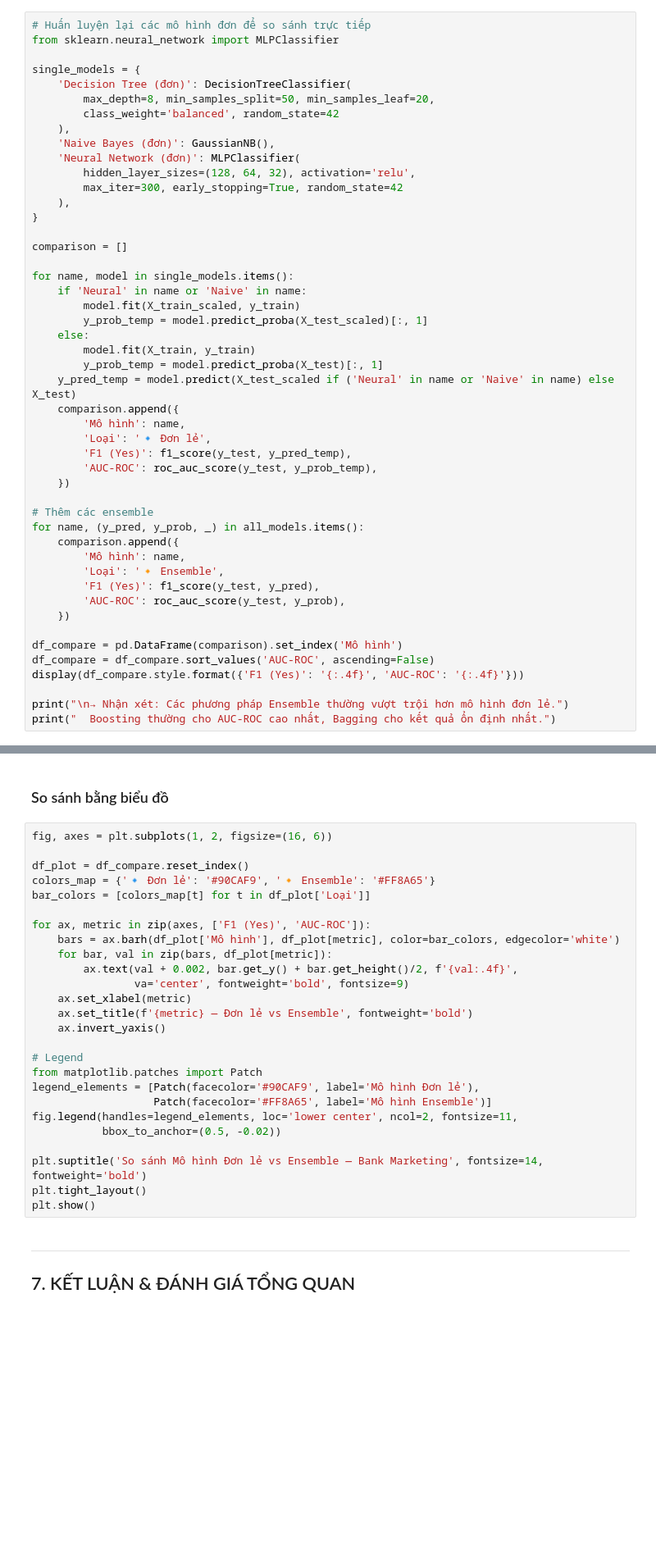
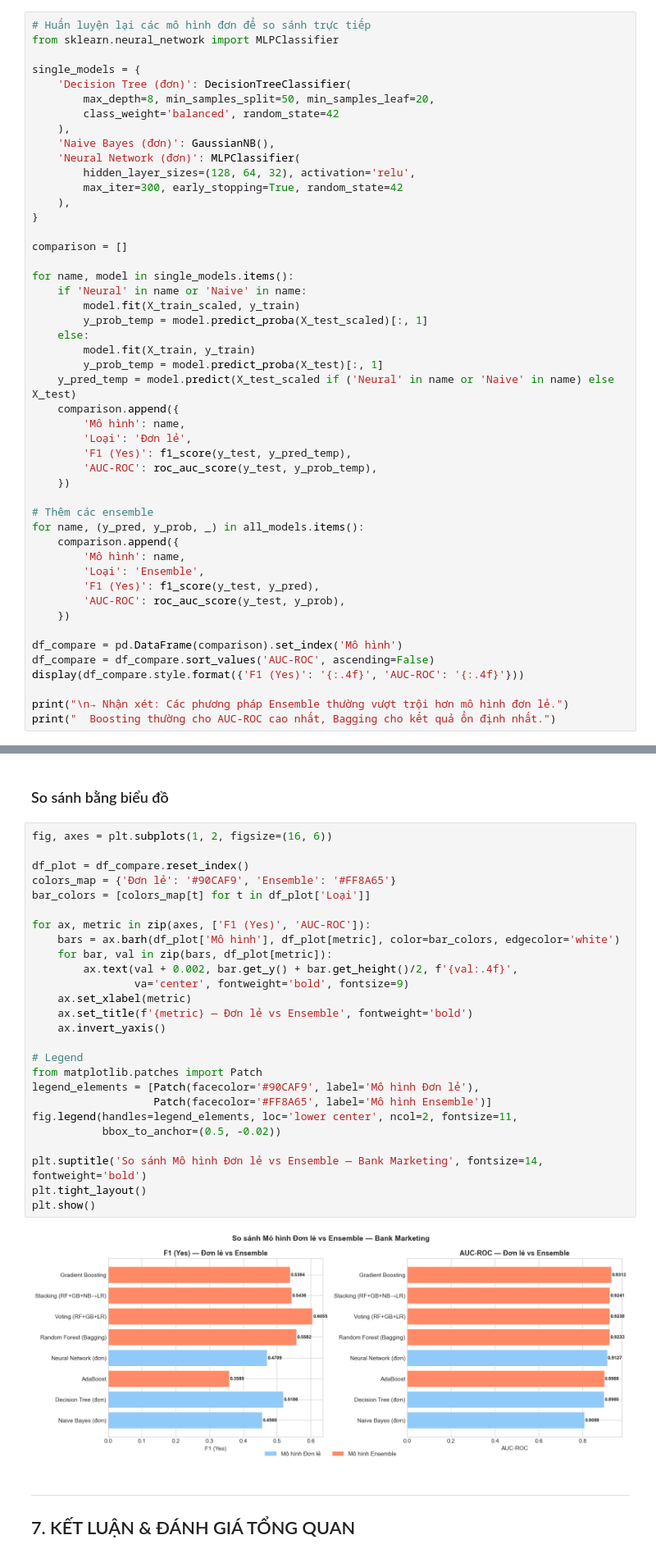
Before and after one commit to kkyaha/Forecast, a Jupyter notebook: practice/PTDLDB_week6_EnsembleLearning.ipynb, the cells around one changed output, grey strips where cells are left out. Shown at 82% size. Cells and saved outputs as stored; diff of their text form; blank space fills up the shorter version.

```diff
--- a/practice/PTDLDB_week6_EnsembleLearning.ipynb
+++ b/practice/PTDLDB_week6_EnsembleLearning.ipynb
@@ -447,7 +538,7 @@ for name, model in single_models.items():
     y_pred_temp = model.predict(X_test_scaled if ('Neural' in name or 'Naive' in name) else X_test)
     comparison.append({
         'Mô hình': name,
-        'Loại': '🔹 Đơn lẻ',
+        'Loại': 'Đơn lẻ',
         'F1 (Yes)': f1_score(y_test, y_pred_temp),
         'AUC-ROC': roc_auc_score(y_test, y_prob_temp),
     })
@@ -456,7 +547,7 @@ for name, model in single_models.items():
 for name, (y_pred, y_prob, _) in all_models.items():
     comparison.append({
         'Mô hình': name,
-        'Loại': '🔸 Ensemble',
+        'Loại': 'Ensemble',
         'F1 (Yes)': f1_score(y_test, y_pred),
         'AUC-ROC': roc_auc_score(y_test, y_prob),
     })
@@ -472,29 +576,31 @@ print("  Boosting thường cho AUC-ROC cao nhất, Bagging cho kết quả ổn
 # %%
 fig, axes = plt.subplots(1, 2, figsize=(16, 6))
 
 df_plot = df_compare.reset_index()
-colors_map = {'🔹 Đơn lẻ': '#90CAF9', '🔸 Ensemble': '#FF8A65'}
+colors_map = {'Đơn lẻ': '#90CAF9', 'Ensemble': '#FF8A65'}
 bar_colors = [colors_map[t] for t in df_plot['Loại']]
 
 for ax, metric in zip(axes, ['F1 (Yes)', 'AUC-ROC']):
     bars = ax.barh(df_plot['Mô hình'], df_plot[metric], color=bar_colors, edgecolor='white')
     for bar, val in zip(bars, df_plot[metric]):
         ax.text(val + 0.002, bar.get_y() + bar.get_height()/2, f'{val:.4f}',
                 va='center', fontweight='bold', fontsize=9)
     ax.set_xlabel(metric)
     ax.set_title(f'{metric} — Đơn lẻ vs Ensemble', fontweight='bold')
     ax.invert_yaxis()
 
 # Legend
 from matplotlib.patches import Patch
 legend_elements = [Patch(facecolor='#90CAF9', label='Mô hình Đơn lẻ'),
                    Patch(facecolor='#FF8A65', label='Mô hình Ensemble')]
 fig.legend(handles=legend_elements, loc='lower center', ncol=2, fontsize=11,
            bbox_to_anchor=(0.5, -0.02))
 
 plt.suptitle('So sánh Mô hình Đơn lẻ vs Ensemble — Bank Marketing', fontsize=14, fontweight='bold')
 plt.tight_layout()
 plt.show()
+# %% [output]
+[figure, added]
 # %% [markdown]
 ---
 ## 7. KẾT LUẬN & ĐÁNH GIÁ TỔNG QUAN
```
Also changed, not shown: parts of 15 cells of this notebook, 8 other files.
